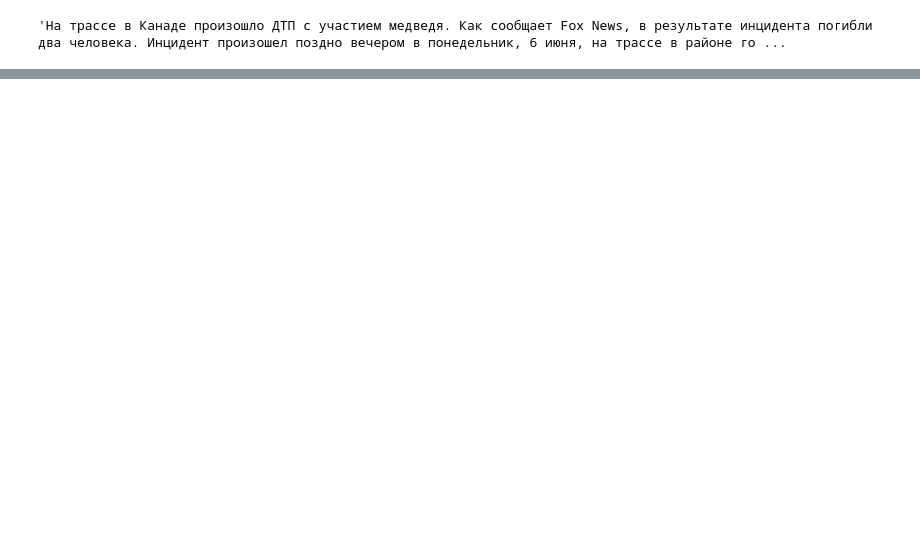
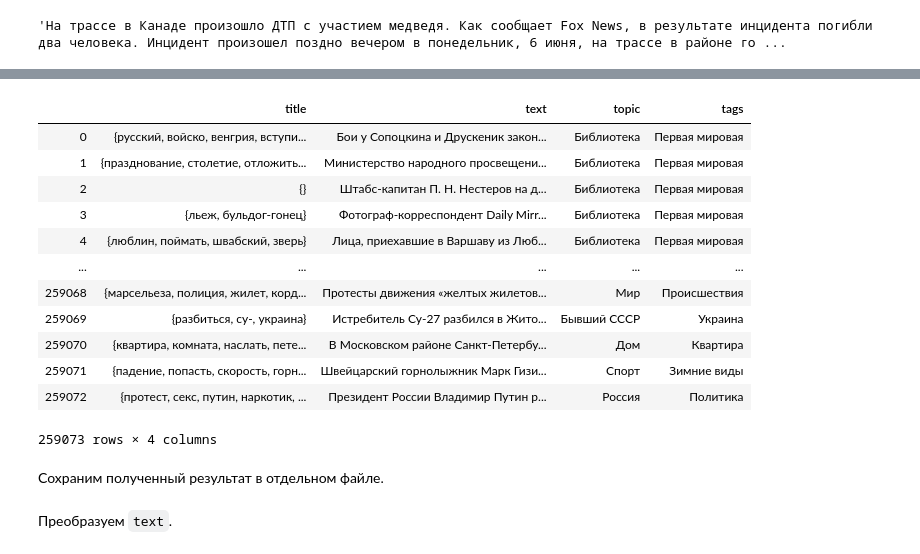
Before and after one commit to dokapoka/paper_text_classification, a Jupyter notebook: text_classification_code.ipynb, the cells around one changed output, grey strips where cells are left out. Cells and saved outputs as stored; diff of their text form; code cells hidden in the pictures; blank space fills up the shorter version.

````diff
--- a/text_classification_code.ipynb
+++ b/text_classification_code.ipynb
@@ -200,5 +211,5 @@ news_ = news.copy()
 # %%
 %%time
 for i in range(len(news_.title)):
-    news_.title[i] = get_lemmatize_str(news_.title[i])
+    news_.title[i] = get_lemmatize_str_fast(news_.title[i])
 # %% [output]
@@ -205,0 +218,18 @@ KeyboardInterrupt:
+# %%
+news_
+# %% [output]
+|  | title | text | topic | tags |
+| 0 | {русский, войско, венгрия, вступи... | Бои у Сопоцкина и Друскеник закон... | Библиотека | Первая мировая |
+| 1 | {празднование, столетие, отложить... | Министерство народного просвещени... | Библиотека | Первая мировая |
+| 2 | {} | Штабс-капитан П. Н. Нестеров на д... | Библиотека | Первая мировая |
+| 3 | {льеж, бульдог-гонец} | Фотограф-корреспондент Daily Mirr... | Библиотека | Первая мировая |
+| 4 | {люблин, поймать, швабский, зверь} | Лица, приехавшие в Варшаву из Люб... | Библиотека | Первая мировая |
+| ... | ... | ... | ... | ... |
+| 259068 | {марсельеза, полиция, жилет, корд... | Протесты движения «желтых жилетов... | Мир | Происшествия |
+| 259069 | {разбиться, су-, украина} | Истребитель Су-27 разбился в Жито... | Бывший СССР | Украина |
+| 259070 | {квартира, комната, наслать, пете... | В Московском районе Санкт-Петербу... | Дом | Квартира |
+| 259071 | {падение, попасть, скорость, горн... | Швейцарский горнолыжник Марк Гизи... | Спорт | Зимние виды |
+| 259072 | {протест, секс, путин, наркотик, ... | Президент России Владимир Путин р... | Россия | Политика |
+259073 rows × 4 columns
+# %% [markdown]
+Сохраним полученный результат в отдельном файле.
@@ -205,0 +238,2 @@ KeyboardInterrupt:
+# %% [markdown]
+Преобразуем ```text```.
````
Also changed, not shown: parts of 47 cells of this notebook, 4 other files.
